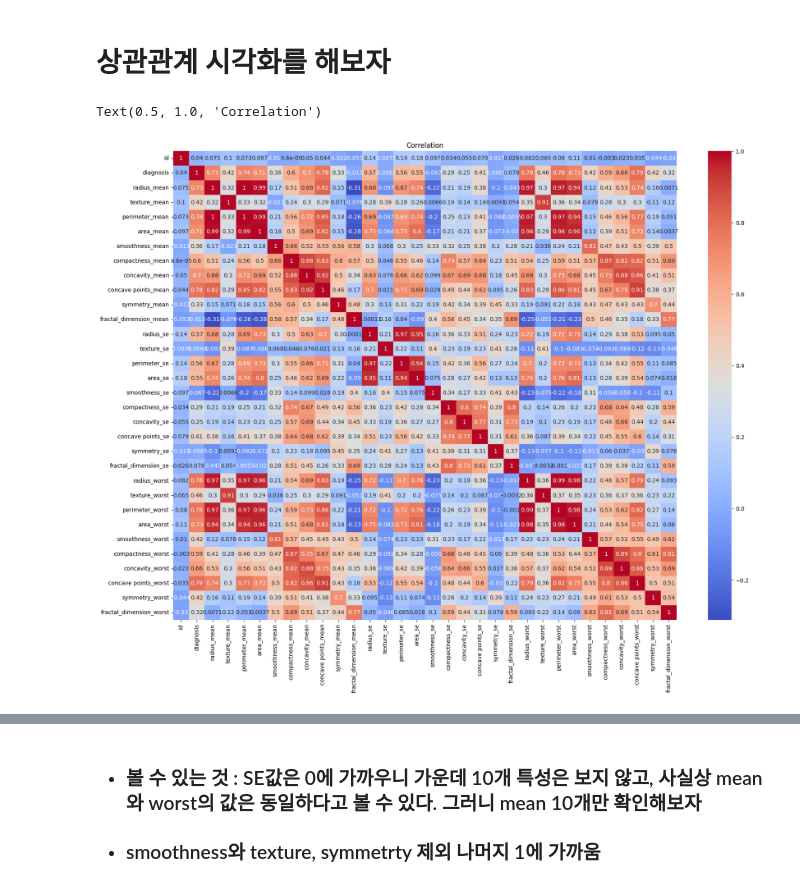
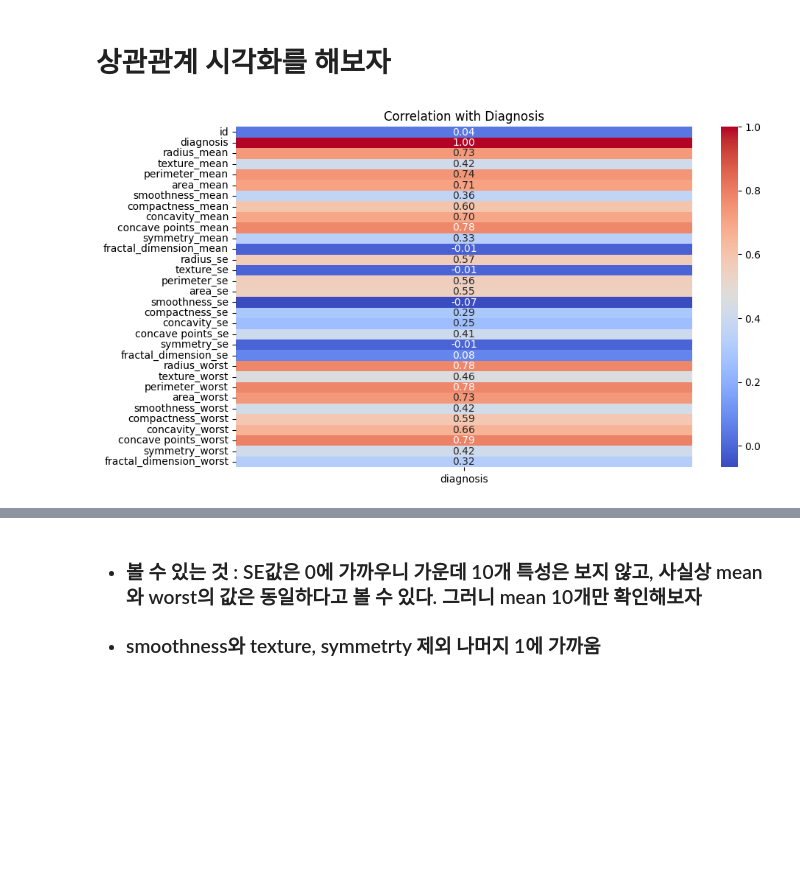
Before and after one commit to deeptudy/kaggle--wisconsin_breast_cancer_data-, a Jupyter notebook: main.ipynb, the cells around one changed output, grey strips where cells are left out. Drawn from its saved outputs; the diff is of its cells as text; code cells hidden in the pictures; blank space fills up the shorter version.

```diff
--- a/main.ipynb
+++ b/main.ipynb
@@ -16,8 +18,10 @@ Mounted at /content/drive
 # %%
 import pandas as pd
 import numpy as np
+import matplotlib.pyplot as plt
+import seaborn as sns
 
-df = pd.read_csv('/content/drive/MyDrive/Kaggle_dataset/위스콘신 데이터셋/data.csv')
+df = pd.read_csv('../data/Breast/data.csv')
 df.info()
 # %% [output]
 <class 'pandas.core.frame.DataFrame'>
@@ -154,10 +96,16 @@ plt.show()
 # %% [markdown]
 # 상관관계 시각화를 해보자
 # %%
-cor = df.corr()
-plt.figure(figsize=(20,15))
-sns.heatmap(cor , annot=True, cmap='coolwarm')
-plt.title('Correlation')
+correlation_matrix = df.corr()
+# 상관 행렬 계산
+diagnosis_correlation = correlation_matrix['diagnosis']
+# 'diagnosis' 열과의 상관관계만 선택
+
+
+# 시각화
+plt.figure(figsize=(10, 6))
+sns.heatmap(diagnosis_correlation.to_frame(), annot=True, cmap='coolwarm', fmt=".2f")
+plt.title('Correlation with Diagnosis')
+plt.show()
 # %% [output]
-Text(0.5, 1.0, 'Correlation')
-[figure, old version]
+[figure, new version]
```
Also changed, not shown: parts of 46 cells of this notebook.
